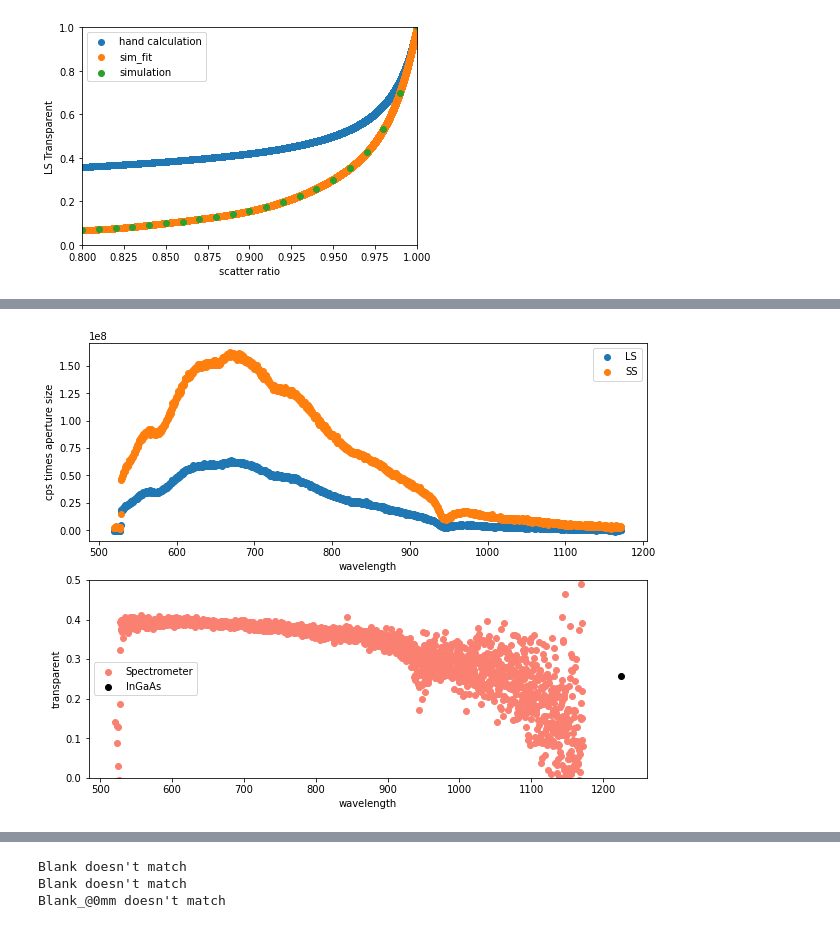
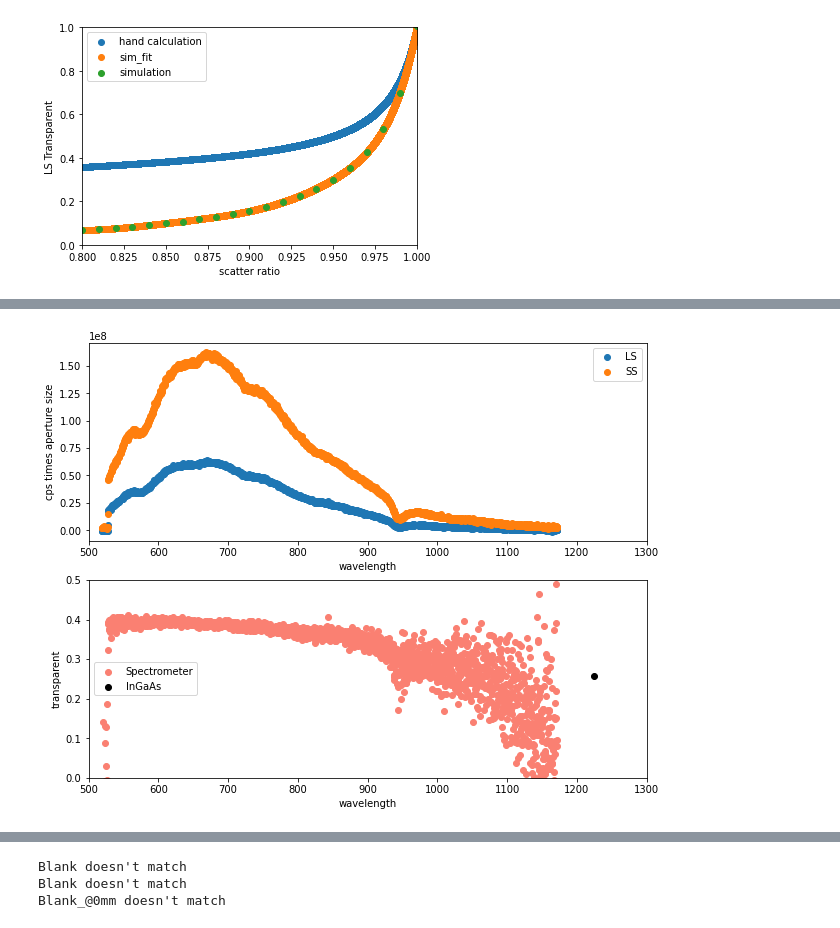
Before and after one commit to RH-REP/CIBER2, a Jupyter notebook: 11_NIR_CF.ipynb, the cells around one changed output, grey strips where cells are left out. Cells and saved outputs as stored; diff of their text form; code cells hidden in the pictures.

```diff
--- a/11_NIR_CF.ipynb
+++ b/11_NIR_CF.ipynb
@@ -277,6 +371,7 @@ measured_cps_times_aperture_SS = measured_cps_SS*((25.4/2)**2*math.pi)
 ax.scatter(wave,measured_cps_times_aperture_SS,label="SS")
 ax.set_xlabel("wavelength")
 ax.set_ylabel("cps times aperture size")
+ax.set_xlim(500,1300)
 ax.legend()
 
 ax2 = axs[1]
@@ -291,31 +386,33 @@ ts_binned = []
 ts_tmp = []
 for i,t in enumerate(transparent):
     ts_tmp.append(t)
     if i%100 == 99:
         wave_binned.append(wave[i-50])
         ts_binned.append(np.average(ts_tmp))
         ts_tmp = []
 
 ts_binned.append(0.258326669)
 wave_binned.append(1225)
 
 ts_binned_np = np.array(ts_binned)
 wave_binned_np = np.array(wave_binned)
 # print(ts_binned)
 # print(wave_binned)
 # ax2.plot(wave_binned_np,ts_binned_np,c='red',label="100pix average")
 # ax2.plot(spectralon_wave,ls_transparent_from_spectralon_ref,c='blue',label="transparent_from_spectralon")
 # ax2.scatter(wave,y,c='maroon',label="Spectrometer")
 # print(coe)
+
 ax2.legend()
 ax2.set_xlabel("wavelength")
 ax2.set_ylabel("transparent")
 # ax2.set_xlim(500,2000)
+ax2.set_xlim(500,1300)
 ax2.set_ylim(0,0.5)
 
 
 home_directory = os.environ['HOME']
 data_folder = home_directory + "/Data/spectrometer/LS_scan/Spectrometer_Readings_01312022"
 data_files = sorted(glob.glob(data_folder+"/Light/*"),reverse=True)
 # %% [output]
-[figure, old version]
+[figure, new version]
```
Also changed, not shown: parts of 51 cells of this notebook, 34 other files.
